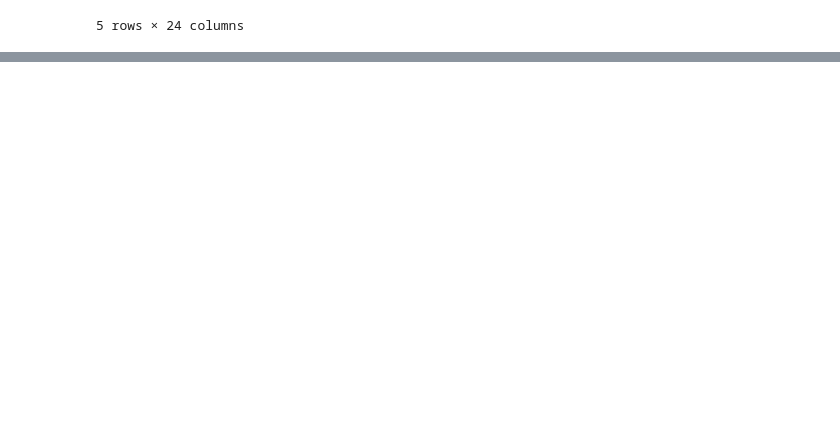
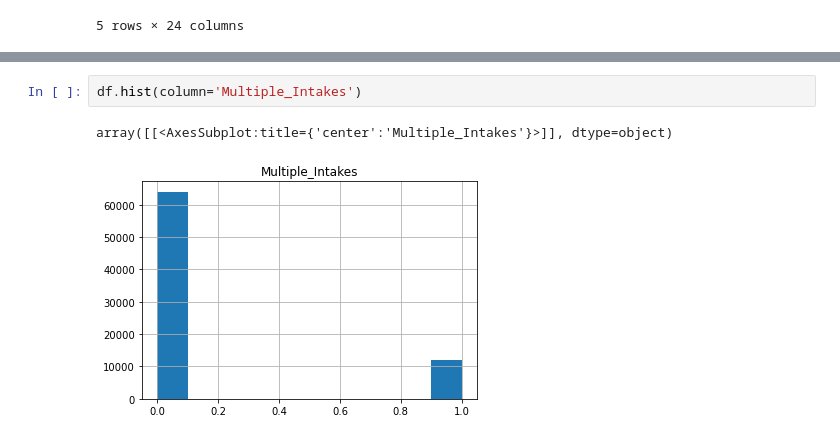
Before and after one commit to M-Outlaw/BootCamp-Mod-20-Animal_Shelter_Analysis, a Jupyter notebook: Multiple_Intakes.ipynb, the cells around one changed output, grey strips where cells are left out. Cells and saved outputs as stored; diff of their text form; blank space fills up the shorter version.

```diff
--- a/Multiple_Intakes.ipynb
+++ b/Multiple_Intakes.ipynb
@@ -114,0 +114,5 @@ df.to_csv('duplicate_animal_id.csv')
+# %%
+df.hist(column='Multiple_Intakes')
+# %% [output]
+array([[<AxesSubplot:title={'center':'Multiple_Intakes'}>]], dtype=object)
+[figure, added]
```
Also changed, not shown: parts of 17 cells of this notebook.
